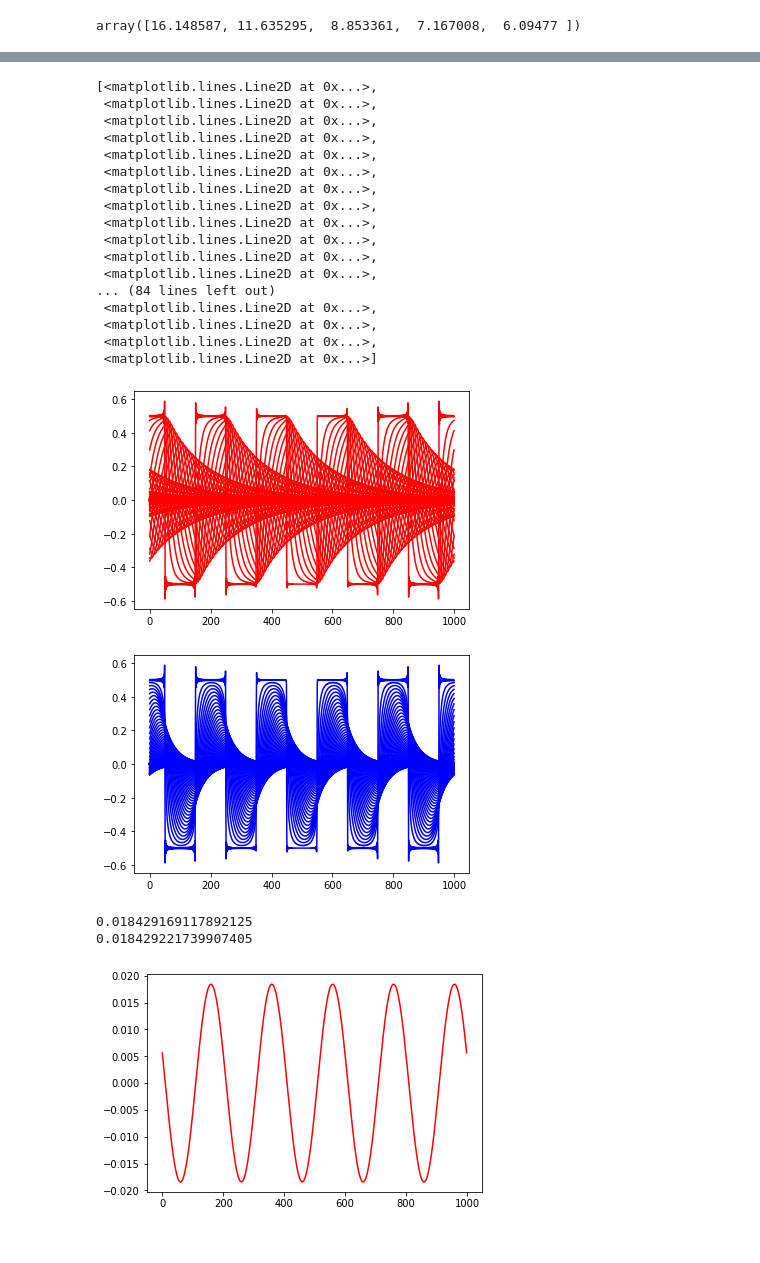
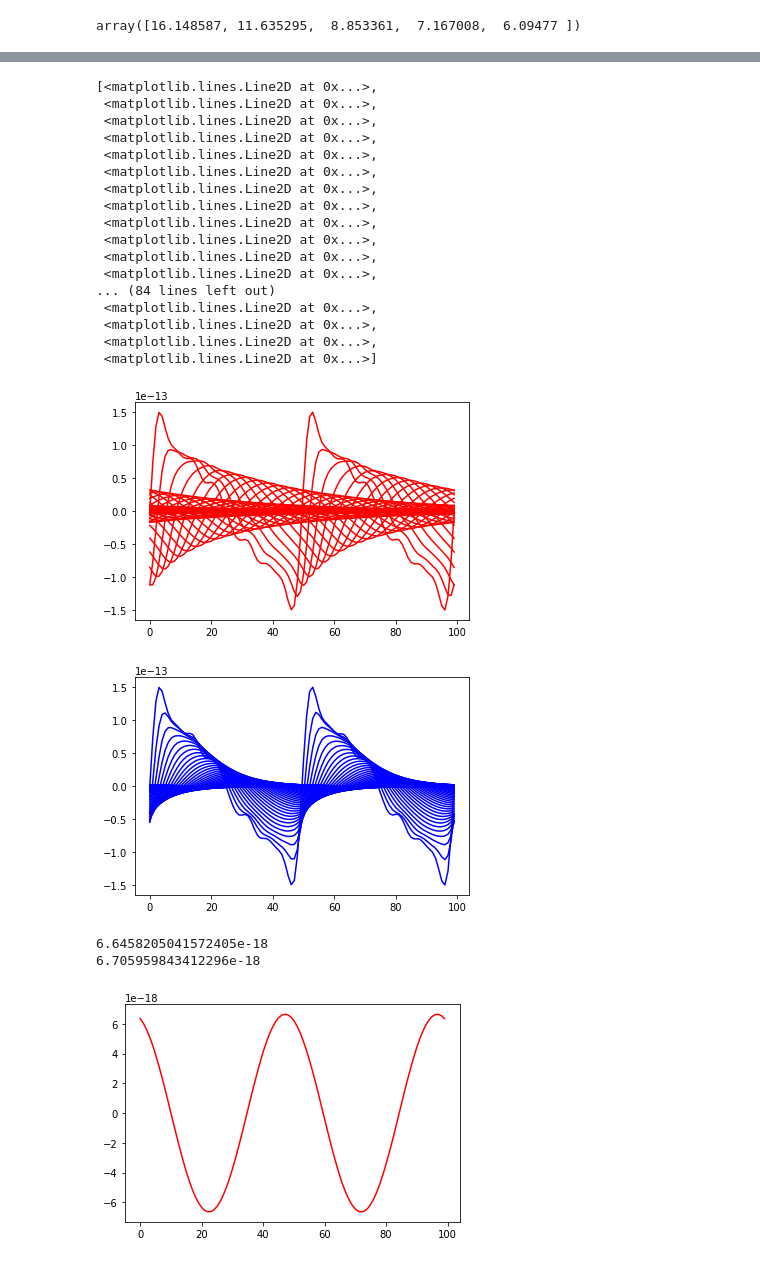
Before and after one commit to 0xDBFB7/covidinator, a Jupyter notebook: documents/pseudo_soliton_simplified.ipynb, the cells around one changed output, grey strips where cells are left out. Cells and saved outputs as stored; diff of their text form; code cells hidden in the pictures.

```diff
--- a/documents/pseudo_soliton_simplified.ipynb
+++ b/documents/pseudo_soliton_simplified.ipynb
@@ -85,7 +86,11 @@ def fourier_sum(fundamental_period, amplitude_coefficients, dielectric_constants
     mode_angular_frequency = n*(1.0/fundamental_period)*2.0*pi
     temporal_phase = mode_angular_frequency * t
     spatial_phase = mode_angular_frequency*np.sqrt(mu_0*dielectric_constants*epsilon_0)*x
-    return np.sum(amplitude_coefficients*np.cos(temporal_phase - spatial_phase), axis=0)
+
+
+    pos = np.sum(amplitude_coefficients*np.cos(temporal_phase - spatial_phase), axis=0)
+    neg = - np.sum(amplitude_coefficients*np.cos(temporal_phase - spatial_phase + fundamental_period/1000.0), axis=0)
+    return pos + neg
 
 N=3
 
@@ -139,15 +150,24 @@ array([16.148587, 11.635295,  8.853361,  7.167008,  6.09477 ])
 # %%
 
-fundamental_period = (1/(8e9))
+fundamental_period = (1/(10e9))
+pulse_period = (1/(10e9))
+
 
 t= 0
 x = np.linspace(0, 0.05, 100)
-t = np.linspace(-fundamental_period, fundamental_period*4, 1000)
+t = np.linspace(-fundamental_period, fundamental_period, 100)
 
 
-N = 100
+N = 8
 
-amplitude_coefficients = fourier_amplitude_coefficients(fundamental_period, fundamental_period/2.0, N)
+# amplitude_coefficients = fourier_amplitude_coefficients(fundamental_period, pulse_period, N)
+
+dbm_coefficients = np.array([13, 5.1, 4, -0.1, -0.15, -9, -9.8, -12.5])
+
+amplitude_coefficients = np.sqrt(((10.0**(dbm_coefficients/10.0))/1000.0)/377.0)
+
+amplitude_coefficients /= amplitude_coefficients[0]
+
 
 dielectric_constants, E_penetration_depths = simple_dispersion(t, x, fundamental_period, N)
 
@@ -158,14 +178,14 @@ dielectric_constants, E_penetration_depths = simple_dispersion(t, x, fundamental
 
 # # amplitude_coefficients[0] = 0
 
-dt = np.zeros((1000, 100))
+dt = np.zeros((100, 100))
 
 for ix,x_ in enumerate(x):
     for it, t_ in enumerate(t):
         amplitude_coefficients_ = amplitude_coefficients * np.exp(- x_ / E_penetration_depths)
         dt[it, ix] = fourier_sum(fundamental_period, amplitude_coefficients_, dielectric_constants, t_, x_, N)
 
-no_dispersion = np.zeros((1000, 100))
+no_dispersion = np.zeros((100, 100))
 
 dielectric_constants = np.ones_like(dielectric_constants)
 
@@ -176,9 +196,6 @@ for ix,x_ in enumerate(x):
 
 
 # # t, x, amplitude_coefficients, spatial_wavenumbers, mode_phases = np.meshgrid(t, x, amplitude_coefficients, spatial_wavenumbers, mode_phases)
-
-
-# plt.plot(dt[0,:])
 # %%
 
 # for i in np.linspace(0, 0.05, 10):
@@ -219,14 +236,14 @@ plt.plot(no_dispersion, 'b')
  <matplotlib.lines.Line2D at 0x...>,
  <matplotlib.lines.Line2D at 0x...>,
  <matplotlib.lines.Line2D at 0x...>]
-[figure, old version]
+[figure, new version]
-[figure, old version]
+[figure, new version]
 # %%
-plt.plot(dt[:,50], 'r')
+plt.plot(dt[:,99], 'r')
 
-print(np.max(dt[:,50]))
-print(np.max(no_dispersion[:,50]))
+print(np.max(dt[:,99]))
+print(np.max(no_dispersion[:,99]))
 # %% [output]
-0.018429169117892125
-0.018429221739907405
+6.6458205041572405e-18
+6.705959843412296e-18
-[figure, old version]
+[figure, new version]
```
Also changed, not shown: parts of 3 cells of this notebook, 4 other files.
